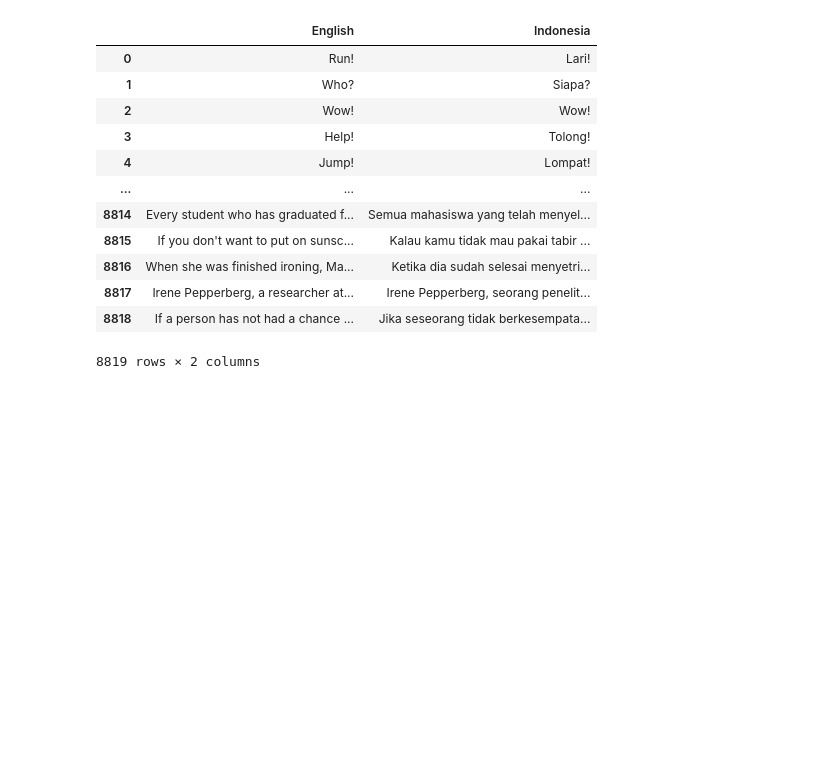
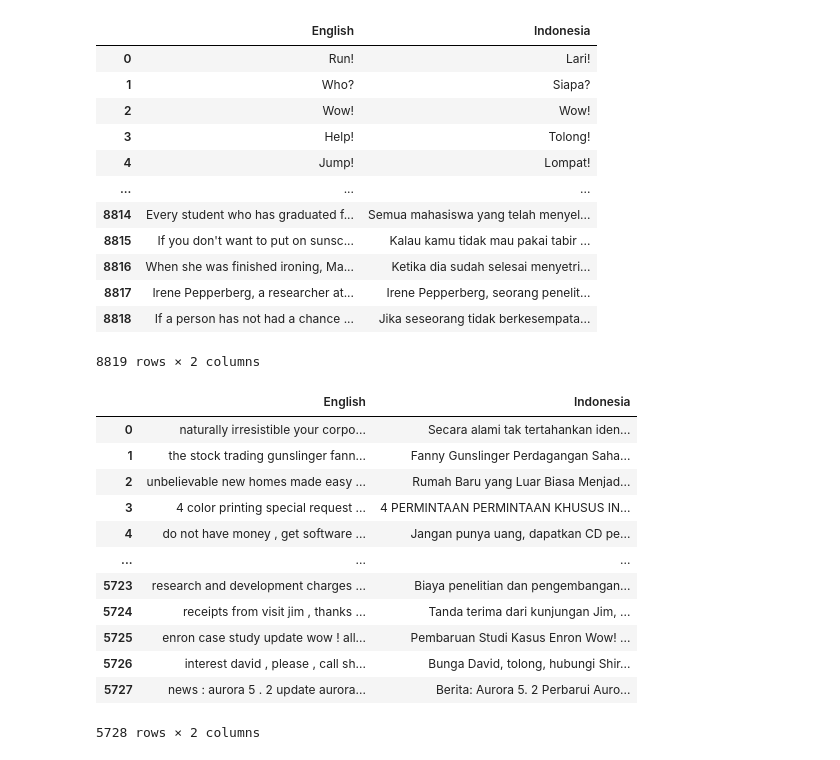
Before and after one commit to bangkit-team/IOH-chat-app, a Jupyter notebook: MachineLearning/code/translation/translator.ipynb, the cells around one changed output. Cells and saved outputs as stored; diff of their text form; code cells hidden in the pictures; blank space fills up the shorter version.

```diff
--- a/MachineLearning/code/translation/translator.ipynb
+++ b/MachineLearning/code/translation/translator.ipynb
@@ -49,7 +31,7 @@ if not os.path.exists(git_dir):
   subprocess.call(["git", "clone", git_url])
 # %%
 filedir1 = "/content/IOH-chat-app/MachineLearning/datasets/translation/result/eng-ind.csv" # #if use colab
-# filedir2 = "/content/IOH-chat-app/MachineLearning/datasets/spam/emails.csv" # #if use colab
-# filedir = "../../datasets/translate sentence/result/eng-ind.csv" #if use local env
-# filedir = "../../datasets/spam/emails.csv" #if use local env
+filedir2 = "/content/IOH-chat-app/MachineLearning/datasets/spam/emails.csv" # #if use colab
+# filedir1 = "../../datasets/translate sentence/result/eng-ind.csv" #if use local env
+# filedir2 = "../../datasets/spam/emails.csv" #if use local env
 # %%
@@ -70,8 +52,22 @@ df
 | 8818 | If a person has not had a chance ... | Jika seseorang tidak berkesempata... |
 8819 rows × 2 columns
 # %%
-# df2 = pd.read_csv(filedir2)
-# df2 = df2.rename(columns={"text": "English", "teks": "Indonesia"})
-# df2 = df2.drop("spam", axis=1)
-# df2
+df2 = pd.read_csv(filedir2)
+df2 = df2.rename(columns={"text": "English", "teks": "Indonesia"})
+df2 = df2.drop("spam", axis=1)
+df2
+# %% [output]
+|  | English | Indonesia |
+| 0 | naturally irresistible your corpo... | Secara alami tak tertahankan iden... |
+| 1 | the stock trading gunslinger fann... | Fanny Gunslinger Perdagangan Saha... |
+| 2 | unbelievable new homes made easy ... | Rumah Baru yang Luar Biasa Menjad... |
+| 3 | 4 color printing special request ... | 4 PERMINTAAN PERMINTAAN KHUSUS IN... |
+| 4 | do not have money , get software ... | Jangan punya uang, dapatkan CD pe... |
+| ... | ... | ... |
+| 5723 | research and development charges ... | Biaya penelitian dan pengembangan... |
+| 5724 | receipts from visit jim , thanks ... | Tanda terima dari kunjungan Jim, ... |
+| 5725 | enron case study update wow ! all... | Pembaruan Studi Kasus Enron Wow! ... |
+| 5726 | interest david , please , call sh... | Bunga David, tolong, hubungi Shir... |
+| 5727 | news : aurora 5 . 2 update aurora... | Berita: Aurora 5. 2 Perbarui Auro... |
+5728 rows × 2 columns
 # %%
```
Also changed, not shown: parts of 32 cells of this notebook.
